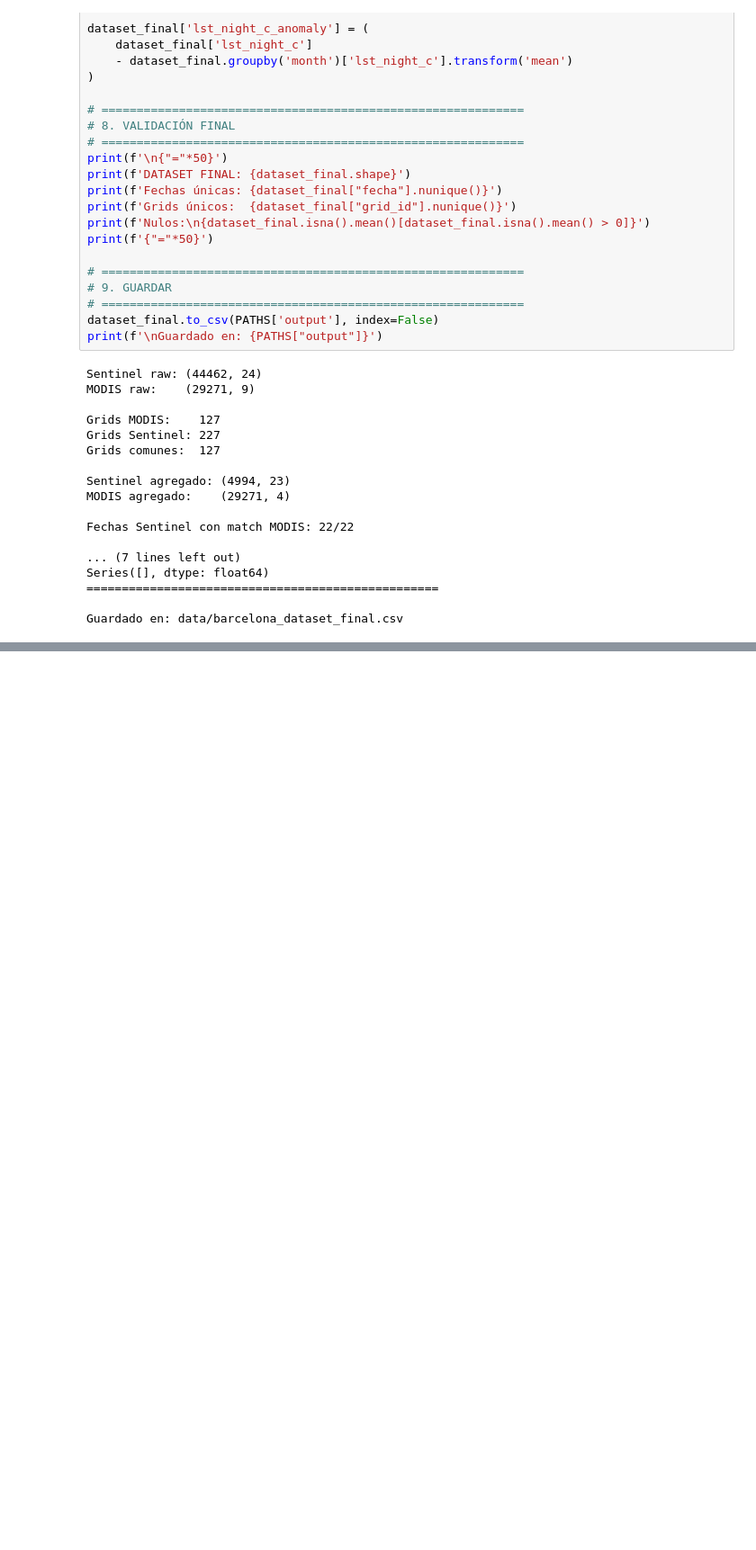
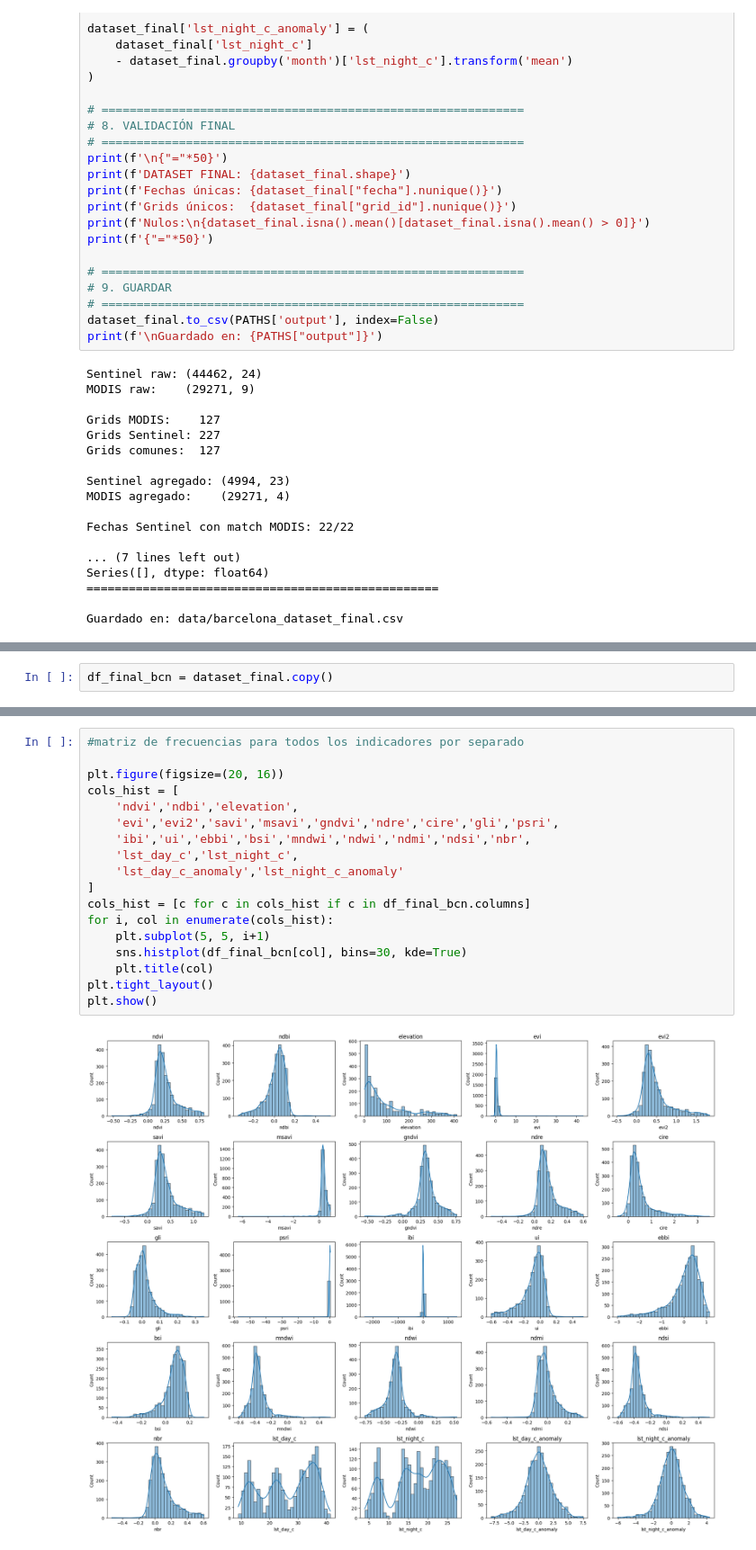
Before and after one commit to ekbalam11/ABC-final-project, a Jupyter notebook: src/index.ipynb, the cells around one changed output, grey strips where cells are left out. Shown at 90% size. Drawn from its saved outputs; the diff is of its cells as text; blank space fills up the shorter version.

Commit message:
EDA: matriz

```diff
--- a/src/index.ipynb
+++ b/src/index.ipynb
@@ -251,0 +207,2 @@ plt.show()
+# %%
+df_final_bcn = dataset_final.copy()
@@ -251,0 +259,20 @@ plt.show()
+# %%
+#matriz de frecuencias para todos los indicadores por separado
+
+plt.figure(figsize=(20, 16))
+cols_hist = [
+    'ndvi','ndbi','elevation',
+    'evi','evi2','savi','msavi','gndvi','ndre','cire','gli','psri',
+    'ibi','ui','ebbi','bsi','mndwi','ndwi','ndmi','ndsi','nbr',
+    'lst_day_c','lst_night_c',
+    'lst_day_c_anomaly','lst_night_c_anomaly'
+]
+cols_hist = [c for c in cols_hist if c in df_final_bcn.columns]
+for i, col in enumerate(cols_hist):
+    plt.subplot(5, 5, i+1)
+    sns.histplot(df_final_bcn[col], bins=30, kde=True)
+    plt.title(col)
+plt.tight_layout()
+plt.show()
+# %% [output]
+[figure, added]
```
Also changed, not shown: parts of 7 cells of this notebook, 2 other files.
